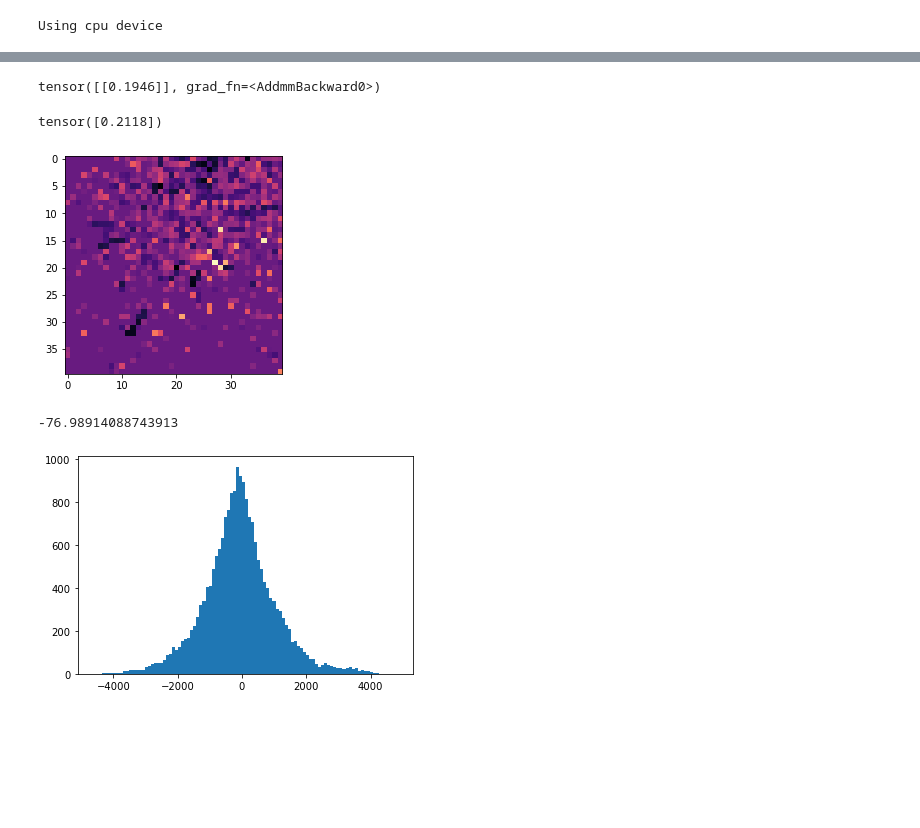
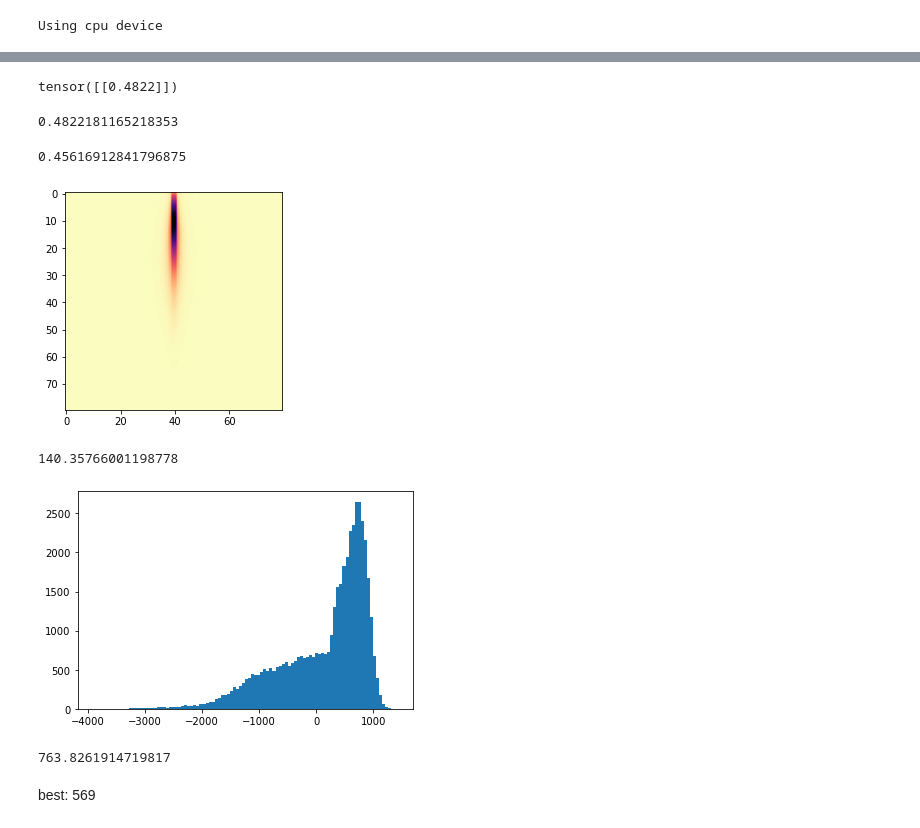
Before and after one commit to maximilianKoeper/geant4ScintSim, a Jupyter notebook: analysis/jupyter-notebooks/Analysis_test.ipynb, the cells around one changed output, grey strips where cells are left out. Saved outputs shown, nothing was run; the diff lists cells and outputs as text; code cells hidden in the pictures; blank space fills up the shorter version.

```diff
--- a/analysis/jupyter-notebooks/Analysis_test.ipynb
+++ b/analysis/jupyter-notebooks/Analysis_test.ipynb
@@ -19,12 +165,8 @@ psh.plotEdepDistr(300, data)
 # %%
-import matplotlib.pyplot as plt
-import numpy as np
-
-
 #def plotCroppedImage(eventID: int, data: dict):
 
-eventID = 0
-f_size = 10
+eventID = 1
+f_size = 110
 
 #x_data = []
 #y_data = []
@@ -35,7 +177,7 @@ for key in data["event"][str(eventID)]["tileHitEdep"]:
     #y_data.append(data["geometry"]["tiles"][key]["posY"])
     x = (int(key)+1)%80
     y = (int(key)+1) // 80
-    edep_data[x][y] = data["event"][str(eventID)]["tileHitEdep"][key]
+    edep_data[x][y] = np.log(data["event"][str(eventID)]["tileHitEdep"][key])
 
 plt.imshow(edep_data, cmap="magma_r")
 plt.show()
@@ -49,5 +191,5 @@ print(data["event"][str(eventID)]["particle_energy"])
 from numpy import unravel_index
 index = unravel_index(edep_data.argmax(), edep_data.shape)
 # %%
-edep_data_test = edep_data[index[0]-20:index[0]+20,index[1]-20:index[1]+20].flatten()
+edep_data_test = edep_data[:,20:60].flatten()
 # %%
@@ -85,3 +242,28 @@ for eventid in data["event"]:
+# %%
+x_data = []
+y_data = []
+
+#edep_data = np.zeros((80,80), dtype=float)
+
+for eventid in data["event"]:
+    edep_data = np.zeros((80,80), dtype=float)
+    # print(eventid)
+    if "tileHitEdep" not in data["event"][str(eventid)].keys():
+        #print(eventid)
+        continue
+    if data["event"][str(eventid)]["edep_detector"] <= 10:
+        continue
+    for key in data["event"][str(eventid)]["tileHitEdep"]:
+        #x_data.append(data["geometry"]["tiles"][key]["posX"])
+        #y_data.append(data["geometry"]["tiles"][key]["posY"])
+        x = (int(key)) % 80
+        y = (int(key)) // 80
+        edep = data["event"][str(eventid)]["tileHitEdep"][key]
+        edep_data[x][y] = edep
+
+
+    x_data.append(np.array(edep_data)/100)
+    y_data.append(data["event"][str(eventid)]["particle_energy"]/5000)
 # %%
 len(x_data)
 # %% [output]
@@ -123,5 +287,5 @@ np.array(x_data).shape
 # %%
-x_train = torch.Tensor(np.array(x_data).reshape(-1, 1, 40,40).astype('float32'))
+x_train = torch.Tensor(np.array(x_data).reshape(-1, 1, 80, 40).astype('float32'))
 
 y_train = torch.Tensor(y_data).unsqueeze(-1)
 # %%
@@ -265,18 +486,24 @@ Done!
 # %%
-pred = model(train_cnn_dataset[99][0])
+with torch.no_grad():
+    #model.eval()
+    #model_ev = model.eval()
+    pred = model(train_cnn_dataset[1][0])
+    print(pred)
+# %% [output]
+tensor([[0.4822]])
 # %%
-pred
+float(pred)
 # %% [output]
-tensor([[0.1946]], grad_fn=<AddmmBackward0>)
+0.4822181165218353
 # %%
-train_cnn_dataset[99][1]
+float(train_cnn_dataset[1][1])
 # %% [output]
-tensor([0.2118])
+0.45616912841796875
 # %%
-plt.imshow(np.array(train_cnn_dataset[99][0][0]), cmap="magma_r")
+plt.imshow(np.array(x_train.mean(0).reshape((80,80))), cmap="magma_r")
 plt.show()
 # %% [output]
-[figure, old version]
+[figure, new version]
 # %%
 abw = []
 with torch.no_grad():
@@ -288,9 +515,16 @@ abw_np = np.array(abw)
 # %%
-abw_np.mean()*5000
+abw_np.mean()
 # %% [output]
--76.98914088743913
+140.35766001198778
 # %%
-plt.hist(abw_np*5000, bins=100)
+plt.hist(abw_np, bins=100)
+#plt.xlim(0,5000)
 plt.show()
 # %% [output]
-[figure, old version]
+[figure, new version]
+# %%
+np.std(abw_np)
+# %% [output]
+763.8261914719817
+# %% [markdown]
+best: 569
```
Also changed, not shown: parts of 20 cells of this notebook.
